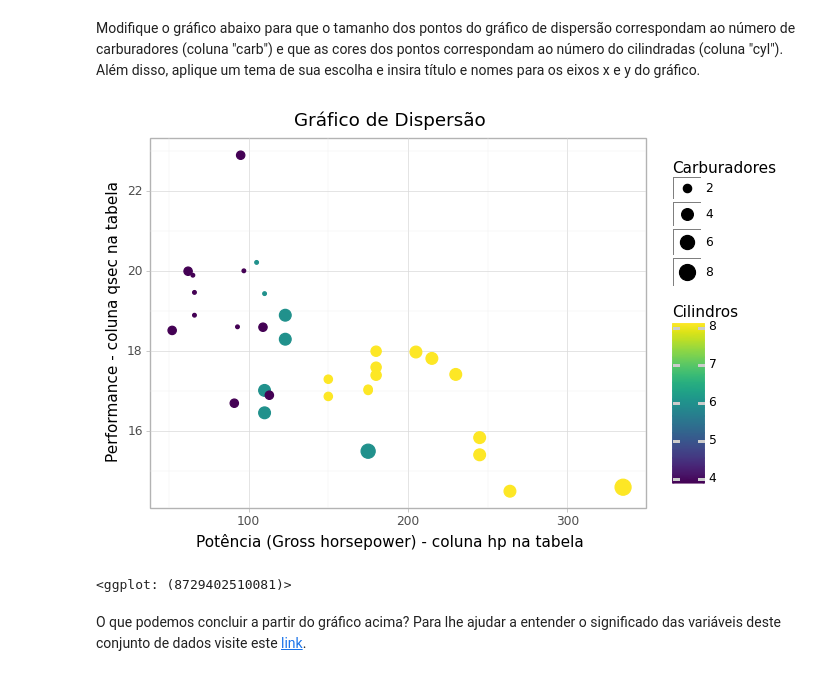
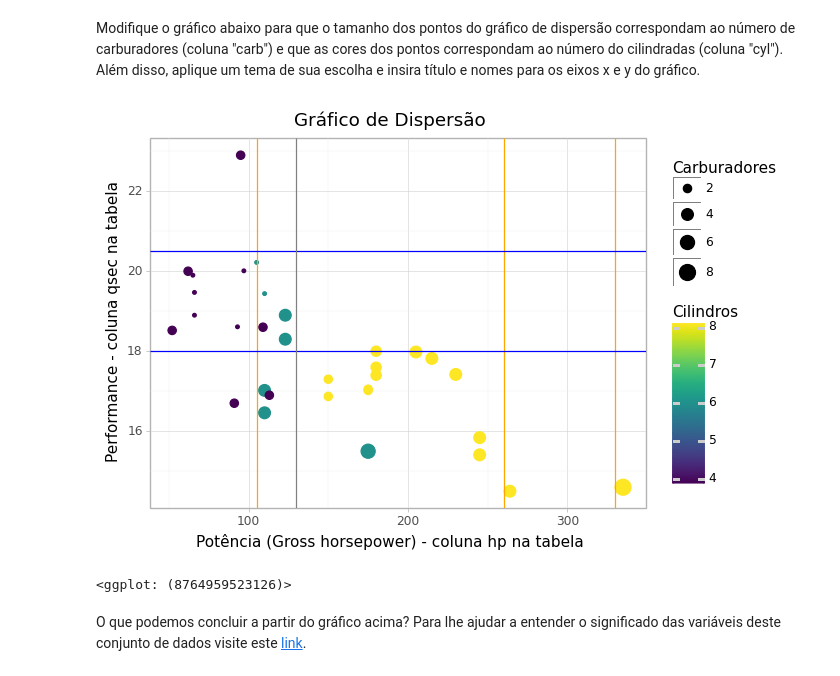
Before and after one commit to archarmd/intro_python_verao_ime_2023, a Jupyter notebook: exercicios/exercicio04.ipynb, the cells around one changed output. Saved outputs shown, nothing was run; the diff lists cells and outputs as text; code cells hidden in the pictures.

```diff
--- a/exercicios/exercicio04.ipynb
+++ b/exercicios/exercicio04.ipynb
@@ -48,19 +48,25 @@ Modifique o gráfico abaixo para que o tamanho dos pontos do gráfico de dispers
 # %%
 (ggplot(mtcars, aes(x="hp",
                     y="qsec",
-                    size = 'carb',
-                    colour = 'cyl')) +
-labs(title = "Gráfico de Dispersão",
-     x = "Potência (Gross horsepower) - coluna hp na tabela",
-     y = "Performance - coluna qsec na tabela",
-     size = "Carburadores",
-     colour = "Cilindros"
-    ) +
+                    size="carb",
+                    colour="cyl")) +
+ labs(title="Gráfico de Dispersão",
+      x="Potência (Gross horsepower) - coluna hp na tabela",
+      y="Performance - coluna qsec na tabela",
+      size="Carburadores",
+      colour="Cilindros"
+      ) +
  geom_point() +
- theme_light()
-)
+ theme_light() +
+ geom_vline(xintercept=105, colour="orange") +
+ geom_vline(xintercept=260, colour="orange") +
+ geom_vline(xintercept=330, colour="orange") +
+ geom_hline(yintercept=18, colour="blue") +
+ geom_hline(yintercept=20.5, colour= "blue")+
+ geom_vline(xintercept=130, colour= "gray")
+ )
 # %% [output]
-[figure, old version]
+[figure, new version]
-<ggplot: (8729402510081)>
+<ggplot: (8764959523126)>
 # %% [markdown]
 O que podemos concluir a partir do gráfico acima? Para lhe ajudar a entender o significado das variáveis deste conjunto de dados visite este [link](https://rpubs.com/neros/61800).
```
Also changed, not shown: parts of 2 cells of this notebook.
